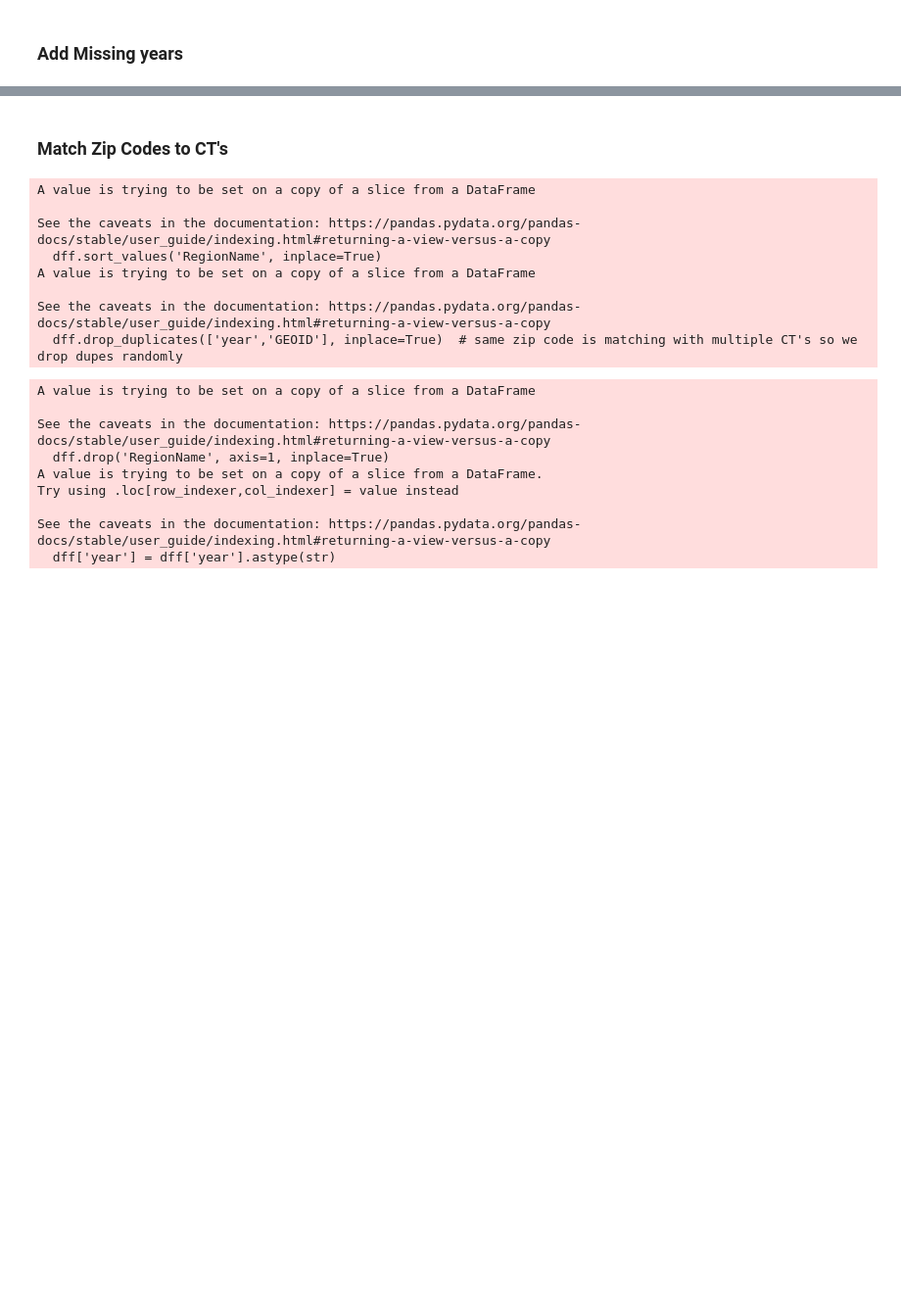
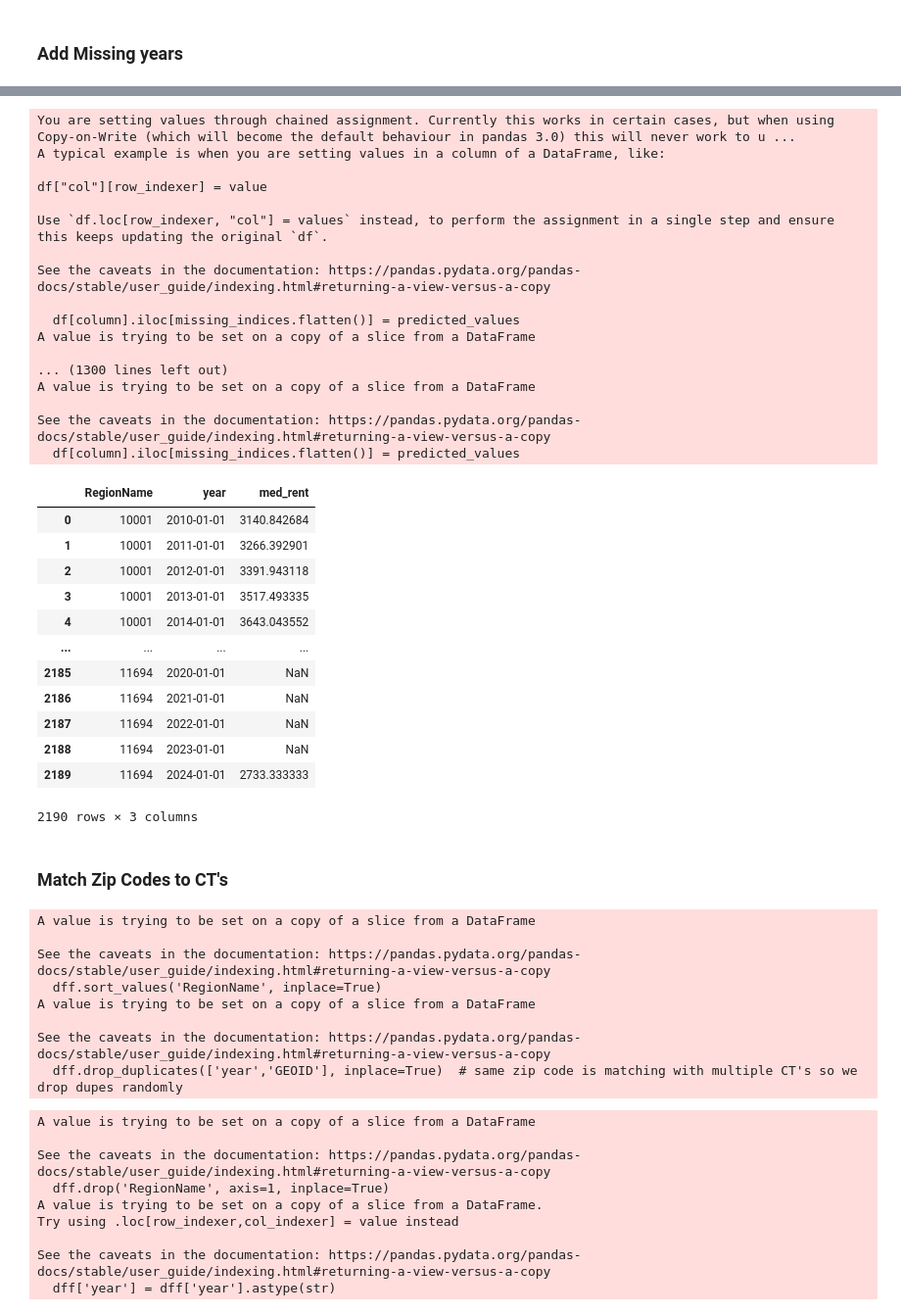
Before and after one commit to khyateed/forecasting-gentrification-nyc, a Jupyter notebook: zillow_data.ipynb, the cells around one changed output, grey strips where cells are left out. Shown at 98% size. Saved outputs shown, nothing was run; the diff lists cells and outputs as text; code cells hidden in the pictures; blank space fills up the shorter version.

```diff
--- a/zillow_data.ipynb
+++ b/zillow_data.ipynb
@@ -45,3 +44,68 @@ more_yrs[-10:]
+# %%
+from sklearn.linear_model import LinearRegression
+
+def backfill_trend(df, column):
+    non_null_values = df[column].dropna()
+    if len(non_null_values) < 5:  # if there aren't enough observations to make a trend, will rely in spatial interpolation in postprocessing
+        return df
+
+    first_valid_index = non_null_values.index[0]
+    valid_indices = np.arange(len(df))
+    valid_values = df[column].values
+
+    # Prepare data for linear regression
+    known_indices = np.where(~np.isnan(valid_values))[0].reshape(-1, 1)
+    known_values = valid_values[~np.isnan(valid_values)]
+
+    model = LinearRegression()
+    model.fit(known_indices, known_values)
+
+    missing_indices = np.where(np.isnan(valid_values))[0].reshape(-1, 1)
+    predicted_values = model.predict(missing_indices)
+
+    # Assign backfilled values
+    df[column].iloc[missing_indices.flatten()] = predicted_values
+
+    return df
+
+# Apply backfill function
+for zipcode in more_yrs['RegionName'].unique():
+    zip_df = more_yrs[more_yrs['RegionName']==zipcode]
+    more_yrs.drop(zip_df.index, inplace=True)
+    zip_df = backfill_trend(zip_df, 'med_rent')
+    more_yrs = pd.concat([more_yrs, zip_df])
+more_yrs
+# %% [output]
+You are setting values through chained assignment. Currently this works in certain cases, but when using Copy-on-Write (which will become the default behaviour in pandas 3.0) this will never work to u ...
+A typical example is when you are setting values in a column of a DataFrame, like:
+
+df["col"][row_indexer] = value
+
+Use `df.loc[row_indexer, "col"] = values` instead, to perform the assignment in a single step and ensure this keeps updating the original `df`.
+
+See the caveats in the documentation: https://pandas.pydata.org/pandas-docs/stable/user_guide/indexing.html#returning-a-view-versus-a-copy
+
+  df[column].iloc[missing_indices.flatten()] = predicted_values
+A value is trying to be set on a copy of a slice from a DataFrame
+
+... (1300 lines left out)
+A value is trying to be set on a copy of a slice from a DataFrame
+
+See the caveats in the documentation: https://pandas.pydata.org/pandas-docs/stable/user_guide/indexing.html#returning-a-view-versus-a-copy
+  df[column].iloc[missing_indices.flatten()] = predicted_values
+|  | RegionName | year | med_rent |
+| 0 | 10001 | 2010-01-01 | 3140.842684 |
+| 1 | 10001 | 2011-01-01 | 3266.392901 |
+| 2 | 10001 | 2012-01-01 | 3391.943118 |
+| 3 | 10001 | 2013-01-01 | 3517.493335 |
+| 4 | 10001 | 2014-01-01 | 3643.043552 |
+| ... | ... | ... | ... |
+| 2185 | 11694 | 2020-01-01 | NaN |
+| 2186 | 11694 | 2021-01-01 | NaN |
+| 2187 | 11694 | 2022-01-01 | NaN |
+| 2188 | 11694 | 2023-01-01 | NaN |
+| 2189 | 11694 | 2024-01-01 | 2733.333333 |
+2190 rows × 3 columns
 # %% [markdown]
 ### Match Zip Codes to CT's
 # %%
```
Also changed, not shown: parts of 3 cells of this notebook.
